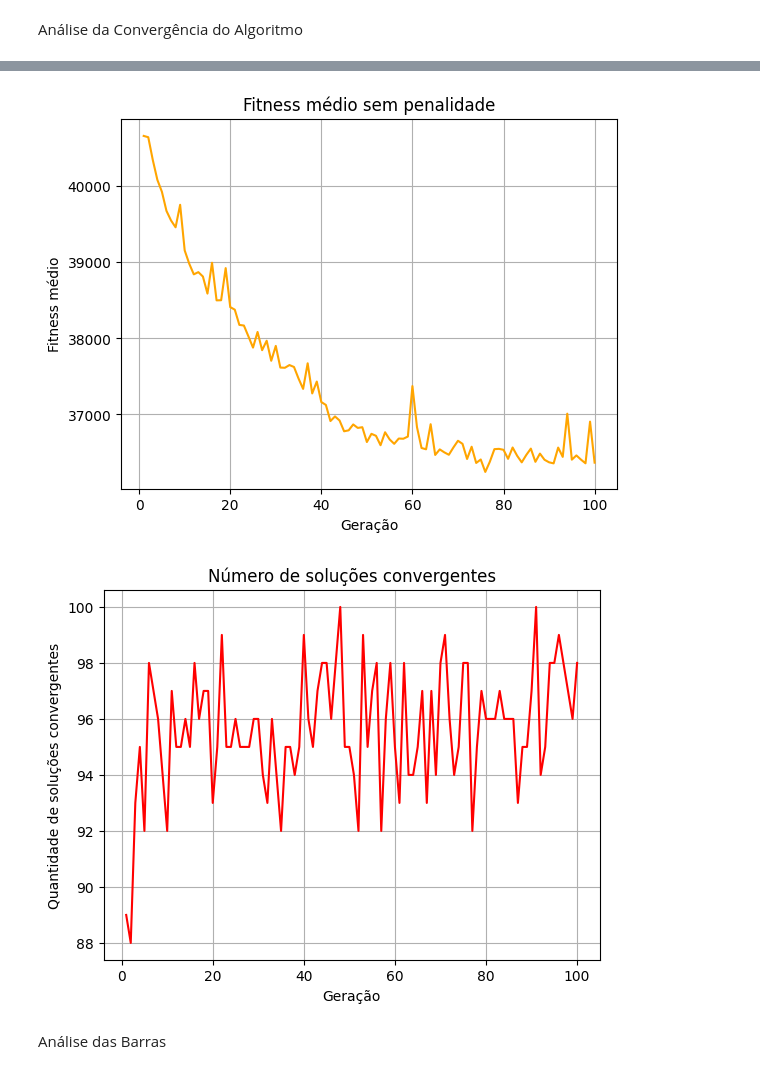
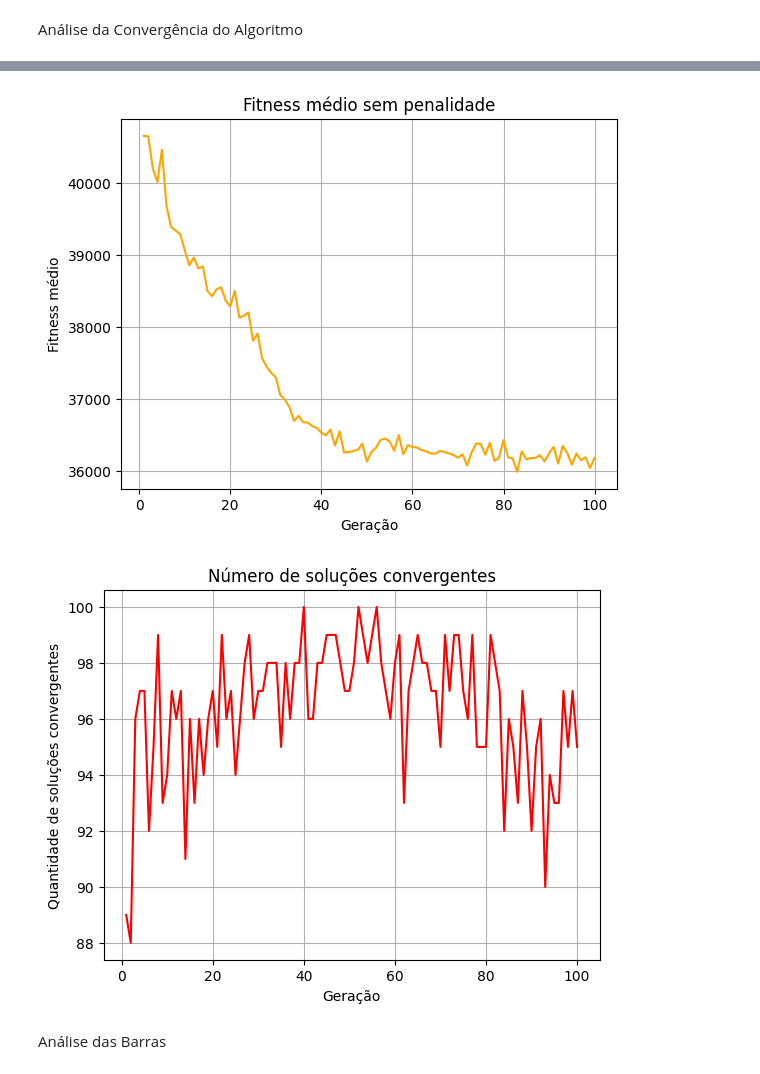
Before and after one commit to Ivanictor/Optimizer-OpenDSS, a Jupyter notebook: GA_mixed/optimal_case_mixed.ipynb, the cells around one changed output, grey strips where cells are left out. Drawn from its saved outputs; the diff is of its cells as text; code cells hidden in the pictures.

Commit message:
5a execução do GA, 2a com as irradiâncias do GIS

```diff
--- a/GA_mixed/optimal_case_mixed.ipynb
+++ b/GA_mixed/optimal_case_mixed.ipynb
@@ -118,7 +118,8 @@ cases = ["Caso Base", "Caso Ótimo"]
 #solution_buses = ['82034745002086', '82034765002086', '82036275286964', '81488725002086', '82026915286812'] #Solução encontrada para nova fitness function w1 = 2 (Melhor Fitness)
 #solution_buses = ['82036275286964', '82034745002086', '82034765002086', '82034735002086', '81489075002086'] #Solução encontrada para nova fitness function w1 = 2 - Segunda tentativa (Melhor RPF)
 #solution_buses = ['81489055002086', '82034765002086', '82026915286812', '81488705002086', '82036275286964'] #Solução encontrada para nova fitness w1 = 2 3a tentativa
-solution_buses = ['81489055002086', '82034755002086', '82034765002086', '81488705002086', '82036275286964'] #Solução encontrada para nova fitness w1 = 2 na 4a tentativa e PVSystem Irrad
+#solution_buses = ['81489055002086', '82034755002086', '82034765002086', '81488705002086', '82036275286964'] #Solução encontrada para nova fitness w1 = 2 na 4a tentativa e PVSystem Irrad
+solution_buses = ['82036275286964', '81488715002086', '82034765002086', '81489185002086', '82026915286812'] #Solução encontrada para nova fitness w1 = 2 na 5a tentativa e PVSystem Irrad
 
 #solution_powers =  [np.float64(45.23609993405461), np.float64(393.3943522539757), np.float64(498.59448293664593), np.float64(133.08149337090876), np.float64(495.1620137483599)]
 #solution_powers = [62.73, 423.65, 497.77, 131.92, 498.61]
@@ -126,7 +127,8 @@ solution_buses = ['81489055002086', '82034755002086', '82034765002086', '8148870
 #solution_powers = [499.77, 497.89, 373.68, 499.56, 382.9] #Solução encontrada para nova fitness function w1 = 2 (Melhor RPF)
 #solution_powers = [445.84, 498.81, 499.27, 497.85, 497.97] #Solução encontrada para nova fitness function w1 = 2 - Segunda tentativa (Melhor Fitness)
 #solution_powers = [499.29, 499.96, 419.43, 499.98, 476.26] #Solução encontrada para nova fitness function w1 = 2 - Terceira tentativa
-solution_powers = [499.37, 499.83, 497.11, 499.71, 490.96] #Solução encontrada para nova fitness w1 = 2 na 4a tentativa e PVSystem Irrad
+#solution_powers = [499.37, 499.83, 497.11, 499.71, 490.96] #Solução encontrada para nova fitness w1 = 2 na 4a tentativa e PVSystem Irrad
+solution_powers = [273.23, 499.91, 499.97, 498.87, 492.53] #Solução encontrada para nova fitness w1 = 2 na 5a tentativa e PVSystem Irrad
 
 powers = solution_powers
 
@@ -146,7 +148,7 @@ for case in cases:
 
     #dss.text("Redirect 'PV_System_120_MeiaPonte.dss'")
     dss.text("Redirect 'PVSystem_120_Irrad.dss")
-    dss.text("buscoords buscoords.csv")
+    #dss.text("buscoords buscoords.csv")
 
     if case == "Caso Ótimo":
 
@@ -322,7 +324,8 @@ import os
 import matplotlib.pyplot as plt
 import numpy as np
 
-pasta = r"C:\Dados_teste\OpenDSS\GWO\GA_mixed\Convergence_data\4th_attempt"
+#pasta = r"C:\Dados_teste\OpenDSS\GWO\GA_mixed\Convergence_data\4th_attempt"
+pasta = r"C:\Dados_teste\OpenDSS\GWO\GA_mixed\Convergence_data\5th_attempt"
 
 with open(os.path.join(pasta, "medias.pkl"), "rb") as f:
     medias = pickle.load(f)
@@ -356,5 +359,5 @@ for valor, label, title, color in zip(eixo_y, labels_y_axis, titles, colors):
-[figure, old version]
+[figure, new version]
-[figure, old version]
+[figure, new version]
 # %% [markdown]
 Análise das Barras
 # %%
```
Also changed, not shown: parts of 3 cells of this notebook, 5 other files.
